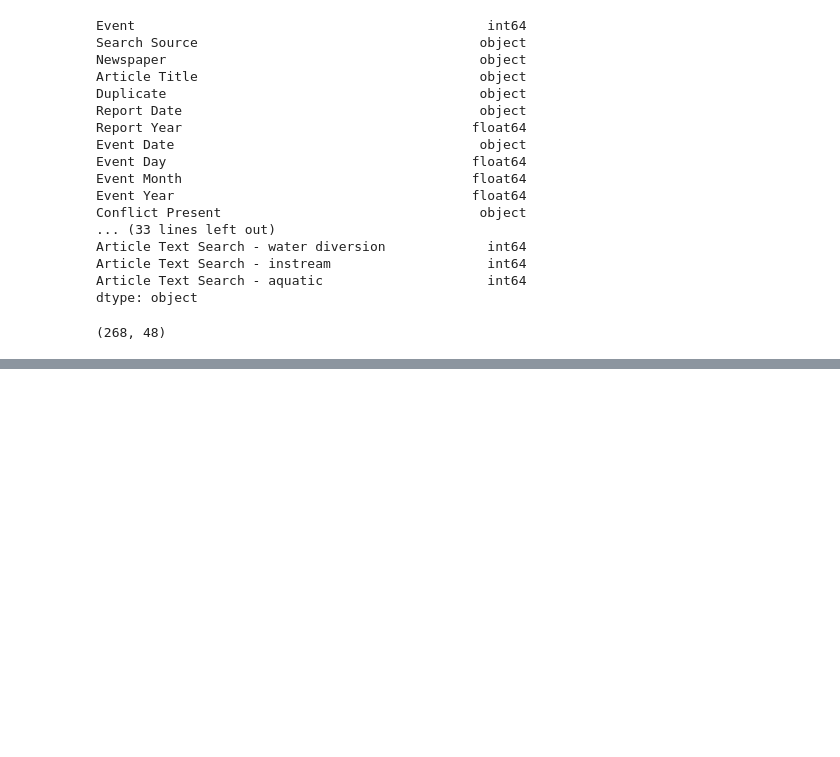
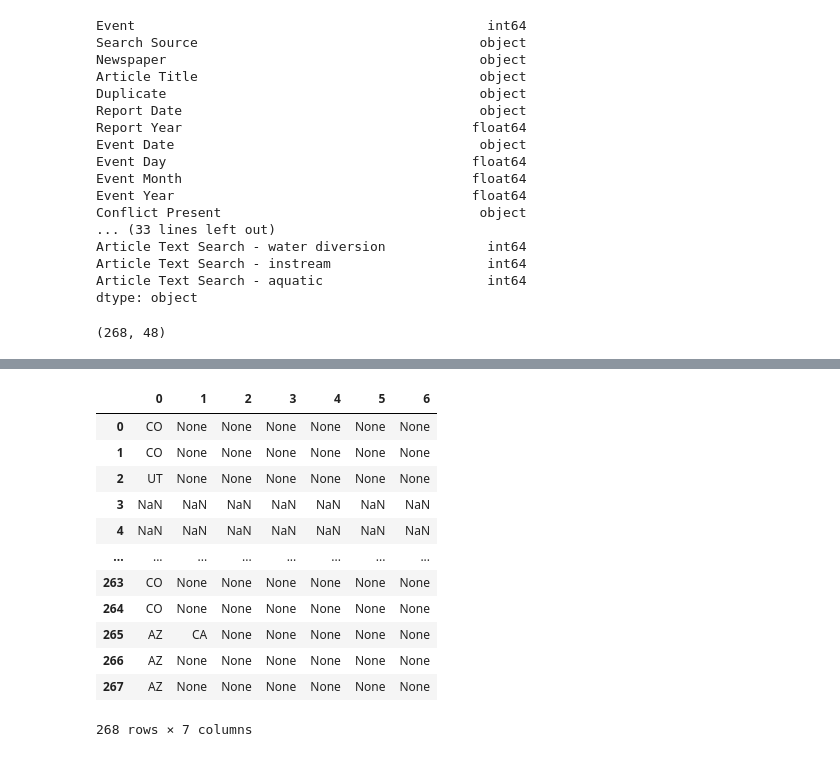
Before and after one commit to imsibaja/eds220-2024-sections, a Jupyter notebook: section-2-co-basin-water-conflicts.ipynb, the cells around one changed output, grey strips where cells are left out. Drawn from its saved outputs; the diff is of its cells as text; code cells hidden in the pictures; blank space fills up the shorter version.

```diff
--- a/section-2-co-basin-water-conflicts.ipynb
+++ b/section-2-co-basin-water-conflicts.ipynb
@@ -87,0 +190,16 @@ df.shape
+# %%
+df["State"].str.split(';', expand=True)
+# %% [output]
+|  | 0 | 1 | 2 | 3 | 4 | 5 | 6 |
+| 0 | CO | None | None | None | None | None | None |
+| 1 | CO | None | None | None | None | None | None |
+| 2 | UT | None | None | None | None | None | None |
+| 3 | NaN | NaN | NaN | NaN | NaN | NaN | NaN |
+| 4 | NaN | NaN | NaN | NaN | NaN | NaN | NaN |
+| ... | ... | ... | ... | ... | ... | ... | ... |
+| 263 | CO | None | None | None | None | None | None |
+| 264 | CO | None | None | None | None | None | None |
+| 265 | AZ | CA | None | None | None | None | None |
+| 266 | AZ | None | None | None | None | None | None |
+| 267 | AZ | None | None | None | None | None | None |
+268 rows × 7 columns
```
Also changed, not shown: parts of 15 cells of this notebook, 2 other files.
